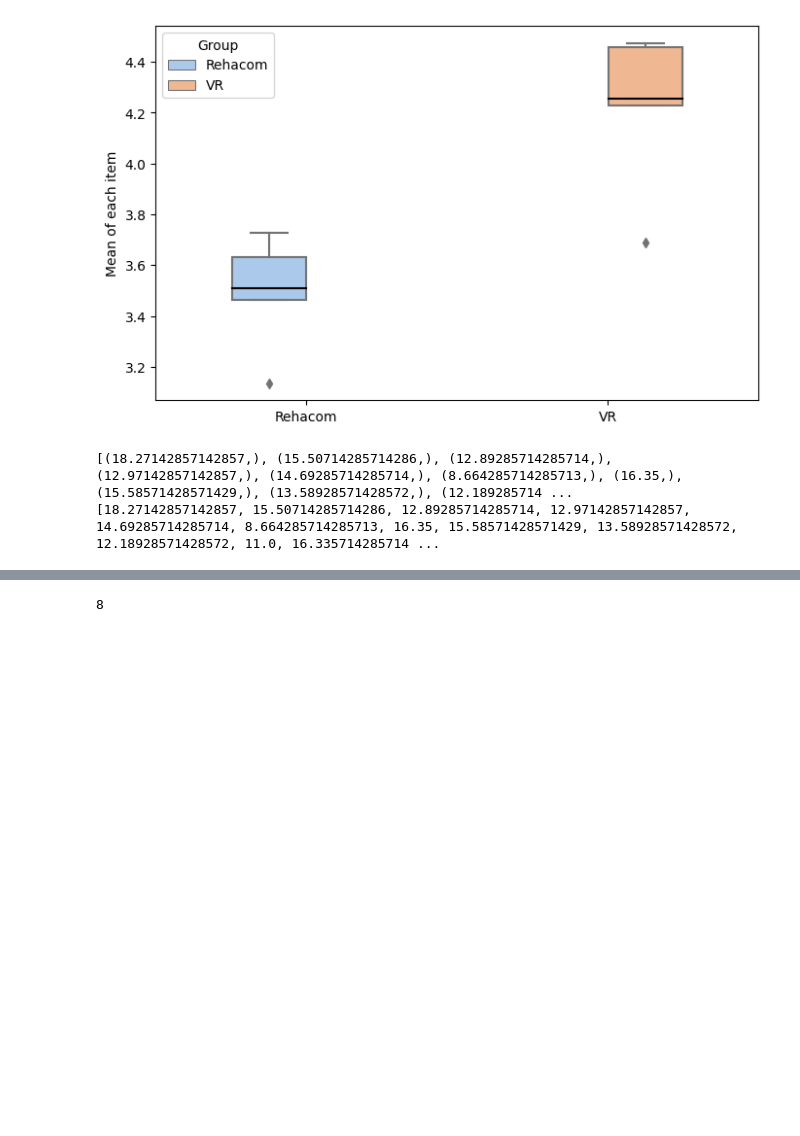
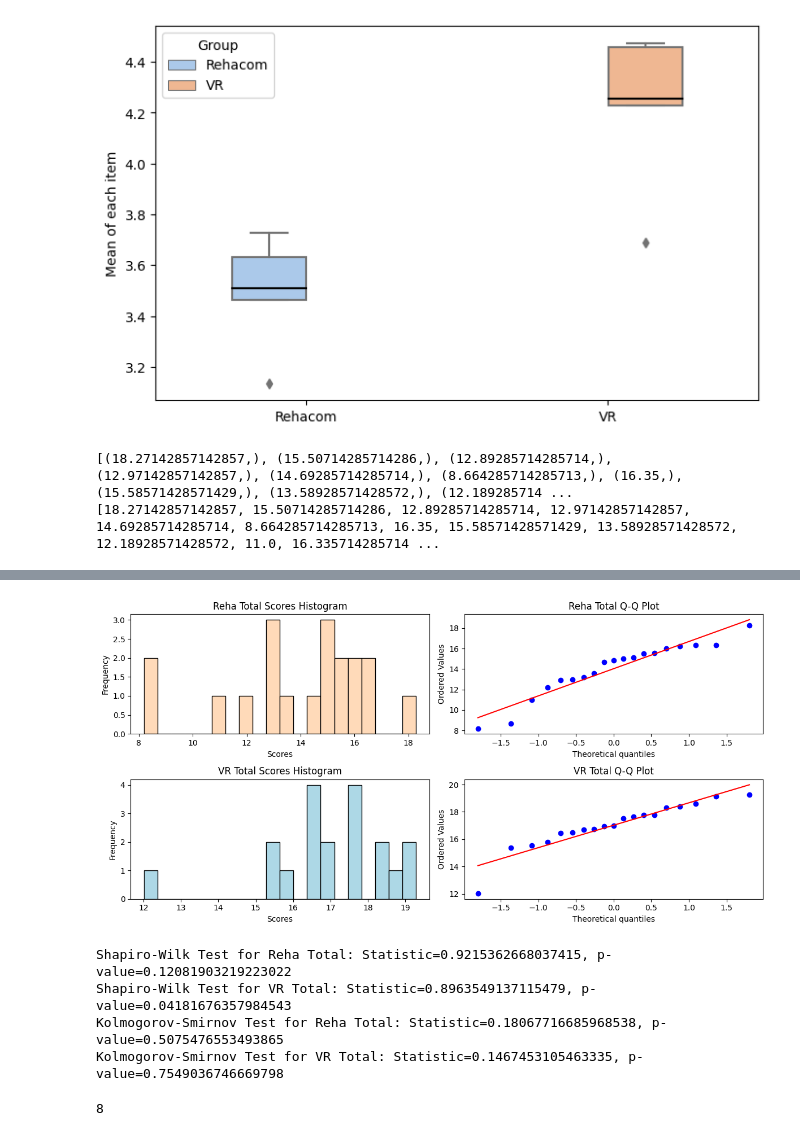
Before and after one commit to Gehad28/questionnaire-website, a Jupyter notebook: analysis 2.ipynb, the cells around one changed output, grey strips where cells are left out. Cells and saved outputs as stored; diff of their text form; code cells hidden in the pictures; blank space fills up the shorter version.

```diff
--- a/analysis 2.ipynb
+++ b/analysis 2.ipynb
@@ -116,3 +208,58 @@ vr_mean
+# %%
+
+# Sample data
+# reha_total = np.random.normal(loc=3, scale=1, size=100)  # Replace with your data
+# vr_total = np.random.normal(loc=4, scale=1, size=100)    # Replace with your data
+
+# Plot histograms
+plt.figure(figsize=(12, 6))
+
+# Histogram for reha_total
+plt.subplot(2, 2, 1)
+plt.hist(reha_total, bins=20, color='peachpuff', edgecolor='black')
+plt.title('Reha Total Scores Histogram')
+plt.xlabel('Scores')
+plt.ylabel('Frequency')
+
+# Q-Q plot for reha_total
+plt.subplot(2, 2, 2)
+stats.probplot(reha_total, dist="norm", plot=plt)
+plt.title('Reha Total Q-Q Plot')
+
+# Histogram for vr_total
+plt.subplot(2, 2, 3)
+plt.hist(VR_total, bins=20, color='lightblue', edgecolor='black')
+plt.title('VR Total Scores Histogram')
+plt.xlabel('Scores')
+plt.ylabel('Frequency')
+
+# Q-Q plot for vr_total
+plt.subplot(2, 2, 4)
+stats.probplot(VR_total, dist="norm", plot=plt)
+plt.title('VR Total Q-Q Plot')
+
+plt.tight_layout()
+plt.show()
+
+# Shapiro-Wilk Test
+shapiro_reha = stats.shapiro(reha_total)
+shapiro_vr = stats.shapiro(VR_total)
+
+print(f'Shapiro-Wilk Test for Reha Total: Statistic={shapiro_reha.statistic}, p-value={shapiro_reha.pvalue}')
+print(f'Shapiro-Wilk Test for VR Total: Statistic={shapiro_vr.statistic}, p-value={shapiro_vr.pvalue}')
+
+# Kolmogorov-Smirnov Test
+ks_reha = stats.kstest(reha_total, 'norm', args=(np.mean(reha_total), np.std(reha_total)))
+ks_vr = stats.kstest(VR_total, 'norm', args=(np.mean(VR_total), np.std(VR_total)))
+
+print(f'Kolmogorov-Smirnov Test for Reha Total: Statistic={ks_reha.statistic}, p-value={ks_reha.pvalue}')
+print(f'Kolmogorov-Smirnov Test for VR Total: Statistic={ks_vr.statistic}, p-value={ks_vr.pvalue}')
+# %% [output]
+[figure, added]
+Shapiro-Wilk Test for Reha Total: Statistic=0.9215362668037415, p-value=0.12081903219223022
+Shapiro-Wilk Test for VR Total: Statistic=0.8963549137115479, p-value=0.04181676357984543
+Kolmogorov-Smirnov Test for Reha Total: Statistic=0.18067716685968538, p-value=0.5075476553493865
+Kolmogorov-Smirnov Test for VR Total: Statistic=0.1467453105463335, p-value=0.7549036746669798
 # %%
 cursor.execute("SELECT * FROM answer WHERE dimension = 'pu';")
 pudimension = cursor.fetchall()
```
Also changed, not shown: parts of 18 cells of this notebook.
